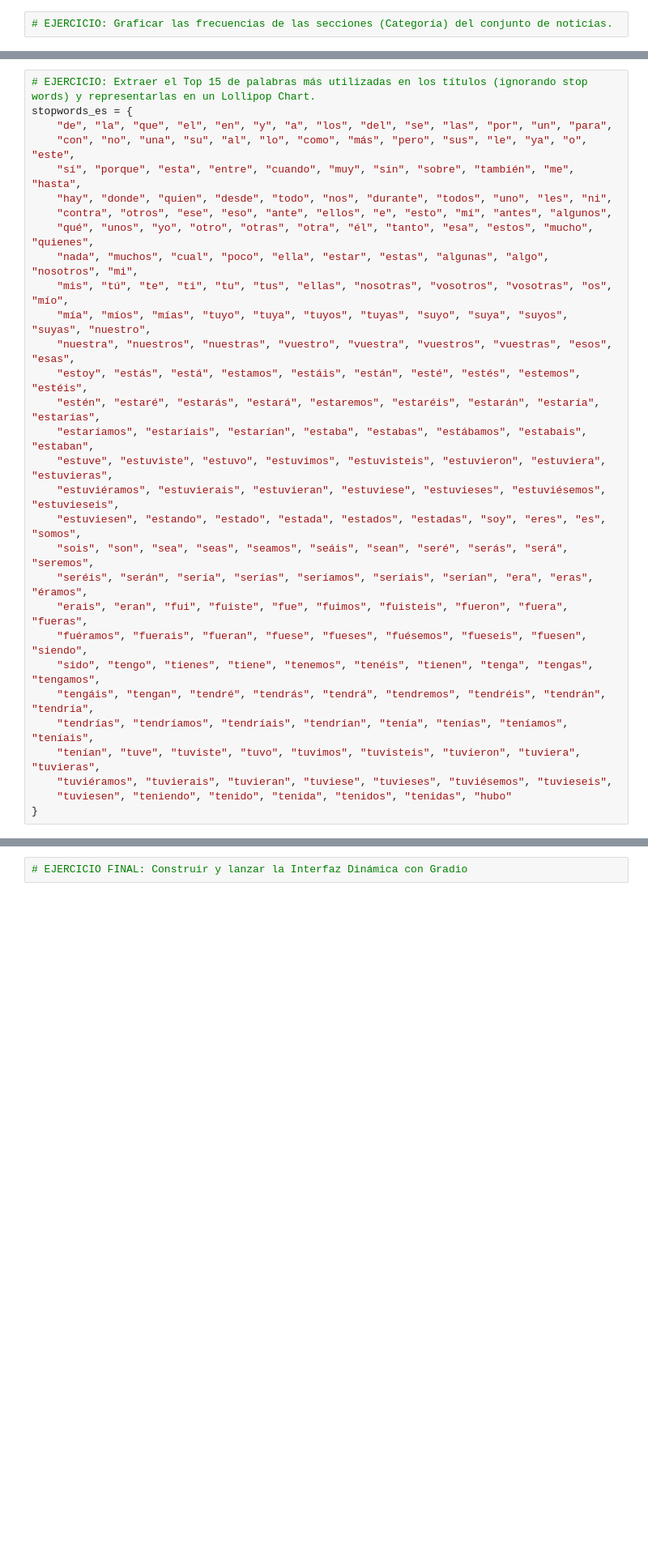
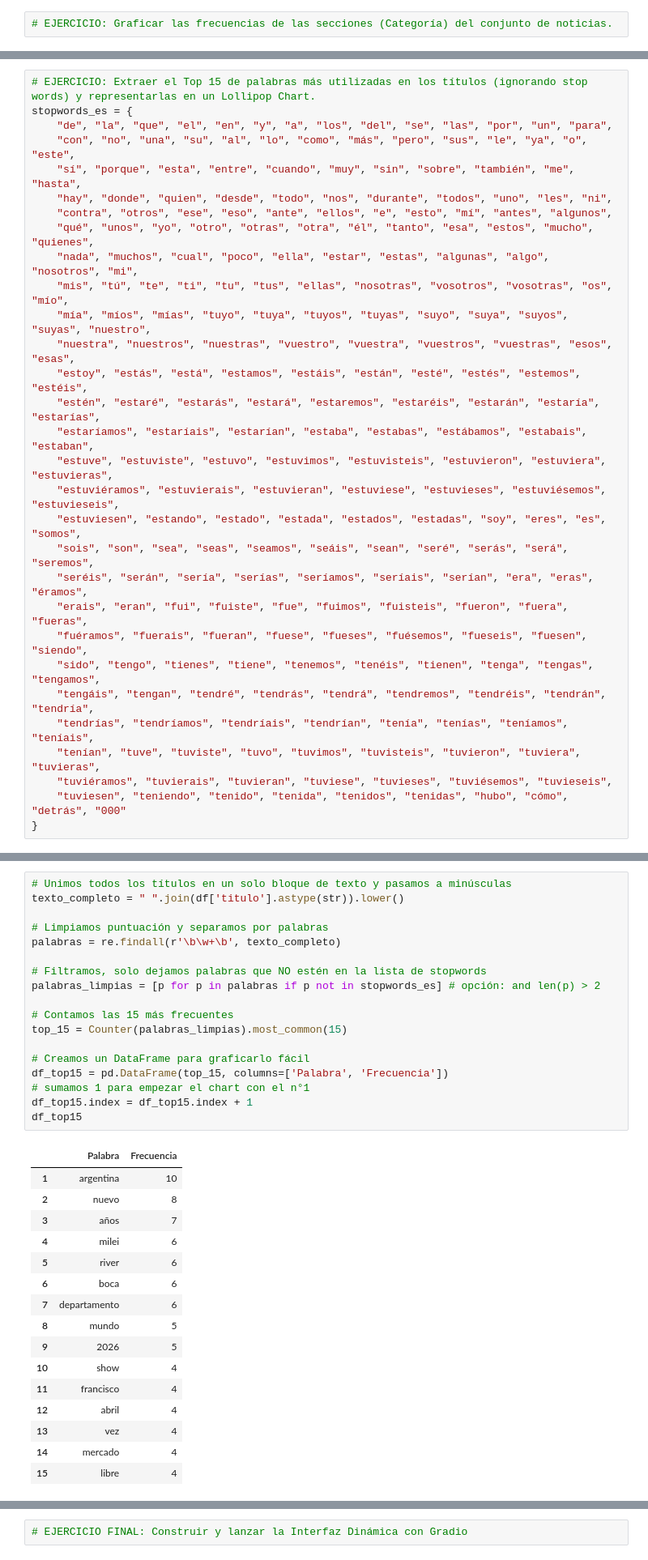
Before and after one commit to Carlos-Estigarribia/estigarribia-carlos-pln-1c-2026, a Jupyter notebook: 004/003 - LAB/009_Proyecto_Final_Agenda_Medios.ipynb, the cells around one changed output, grey strips where cells are left out. Shown at 81% size. Saved outputs shown, nothing was run; the diff lists cells and outputs as text; blank space fills up the shorter version.

```diff
--- a/004/003 - LAB/009_Proyecto_Final_Agenda_Medios.ipynb
+++ b/004/003 - LAB/009_Proyecto_Final_Agenda_Medios.ipynb
@@ -54,5 +155,5 @@ stopwords_es = {
     "tendrías", "tendríamos", "tendríais", "tendrían", "tenía", "tenías", "teníamos", "teníais",
     "tenían", "tuve", "tuviste", "tuvo", "tuvimos", "tuvisteis", "tuvieron", "tuviera", "tuvieras",
     "tuviéramos", "tuvierais", "tuvieran", "tuviese", "tuvieses", "tuviésemos", "tuvieseis",
-    "tuviesen", "teniendo", "tenido", "tenida", "tenidos", "tenidas", "hubo"
+    "tuviesen", "teniendo", "tenido", "tenida", "tenidos", "tenidas", "hubo", "cómo", "detrás", "000"
 }
@@ -58,0 +163,35 @@ stopwords_es = {
+# %%
+# Unimos todos los títulos en un solo bloque de texto y pasamos a minúsculas
+texto_completo = " ".join(df['titulo'].astype(str)).lower()
+
+# Limpiamos puntuación y separamos por palabras
+palabras = re.findall(r'\b\w+\b', texto_completo)
+
+# Filtramos, solo dejamos palabras que NO estén en la lista de stopwords
+palabras_limpias = [p for p in palabras if p not in stopwords_es] # opción: and len(p) > 2
+
+# Contamos las 15 más frecuentes
+top_15 = Counter(palabras_limpias).most_common(15)
+
+# Creamos un DataFrame para graficarlo fácil
+df_top15 = pd.DataFrame(top_15, columns=['Palabra', 'Frecuencia'])
+# sumamos 1 para empezar el chart con el n°1
+df_top15.index = df_top15.index + 1
+df_top15
+# %% [output]
+|  | Palabra | Frecuencia |
+| 1 | argentina | 10 |
+| 2 | nuevo | 8 |
+| 3 | años | 7 |
+| 4 | milei | 6 |
+| 5 | river | 6 |
+| 6 | boca | 6 |
+| 7 | departamento | 6 |
+| 8 | mundo | 5 |
+| 9 | 2026 | 5 |
+| 10 | show | 4 |
+| 11 | francisco | 4 |
+| 12 | abril | 4 |
+| 13 | vez | 4 |
+| 14 | mercado | 4 |
+| 15 | libre | 4 |
```
Also changed, not shown: parts of 13 cells of this notebook, 3 other files.
